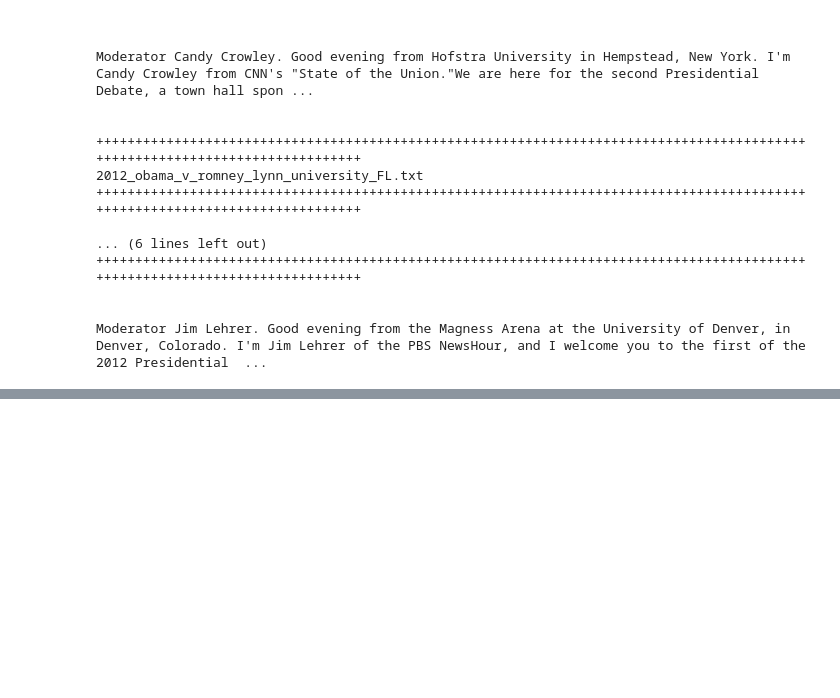
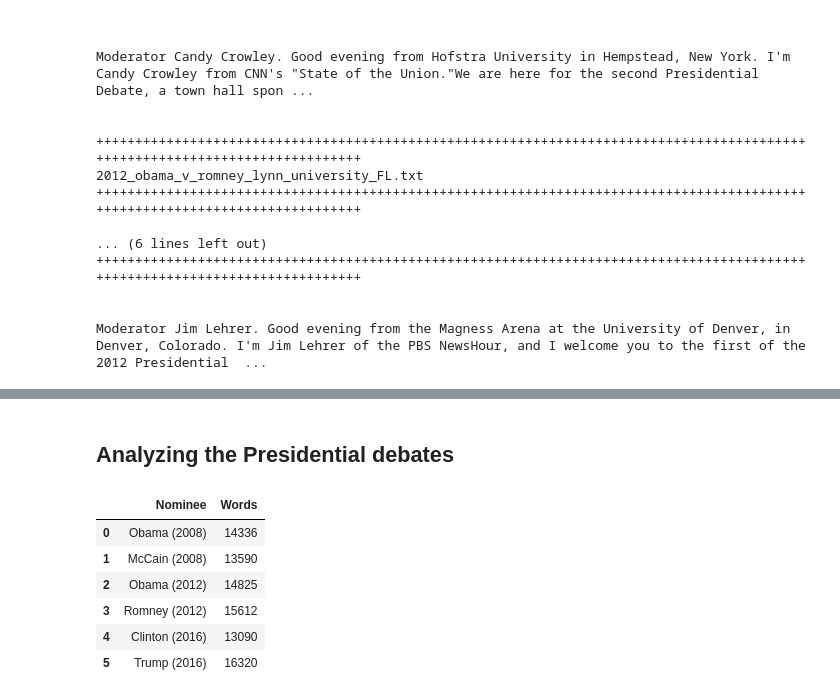
Before and after one commit to akmt14/analyzing-presidential-debates-using-NLP, a Jupyter notebook: code/Analyzing_Presidential_Debates.ipynb, the cells around one changed output, grey strips where cells are left out. Drawn from its saved outputs; the diff is of its cells as text; code cells hidden in the pictures; blank space fills up the shorter version.

```diff
--- a/code/Analzying_Presidential_Debates.ipynb
+++ b/code/Analyzing_Presidential_Debates.ipynb
@@ -190,8 +198,8 @@ file_read3 = file_read2.replace('Mr. Lehrer.',' LEHRER:') #replacing all instanc
 file_read4 = file_read3.replace('Mr. Schieffer.',' SCHIEFFER:') #replacing all instances of proper string with upper
 file_read5 = file_read4.replace('Ms. Crowley.',' CROWLEY:') #replacing all instances of proper string with upper
 file_read5
-MR_2012 = re.findall(r' ROMNEY:(.*?)(?:OBAMA:| LEHRER:| SCHIEFFER:| CROWLEY:)', file_read2) #extracting comments made by McCain only
-BO_2012 = re.findall(r' OBAMA:(.*?)(?:ROMNEY:| LEHRER:| SCHIEFFER:| CROWLEY:)', file_read2) #extracting comments made by Obama only
+MR_2012 = re.findall(r' ROMNEY:(.*?)(?:OBAMA:| LEHRER:| SCHIEFFER:| CROWLEY:)', file_read5) #extracting comments made by Romney only
+BO_2012 = re.findall(r' OBAMA:(.*?)(?:ROMNEY:| LEHRER:| SCHIEFFER:| CROWLEY:)', file_read5) #extracting comments made by Obama only
 # %%
 MR_2012_wc = ''.join(MR_2012)
 BO_2012_wc = ''.join(BO_2012)
@@ -204,0 +281,2 @@ Mitt Romney's word count in the 2012 presidential debates is 134,467 words.
+# %% [markdown]
+## Analyzing the Presidential debates
@@ -204,0 +293,19 @@ Mitt Romney's word count in the 2012 presidential debates is 134,467 words.
+# %%
+wc_files = [BO_2008,JM_2008,BO_2012,MR_2012,HC_2016,DT_2016]
+lst = ['Obama (2008)','McCain (2008)','Obama (2012)','Romney (2012)','Clinton (2016)','Trump (2016)']
+
+wc = []
+for i in wc_files:
+    wc_vals = cleaned_data(i)
+    wc.append(wc_vals)
+
+word_count = pd.DataFrame({'Nominee':lst,'Words':wc})
+word_count
+# %% [output]
+|  | Nominee | Words |
+| 0 | Obama (2008) | 14336 |
+| 1 | McCain (2008) | 13590 |
+| 2 | Obama (2012) | 14825 |
+| 3 | Romney (2012) | 15612 |
+| 4 | Clinton (2016) | 13090 |
+| 5 | Trump (2016) | 16320 |
```
Also changed, not shown: parts of 15 cells of this notebook.
